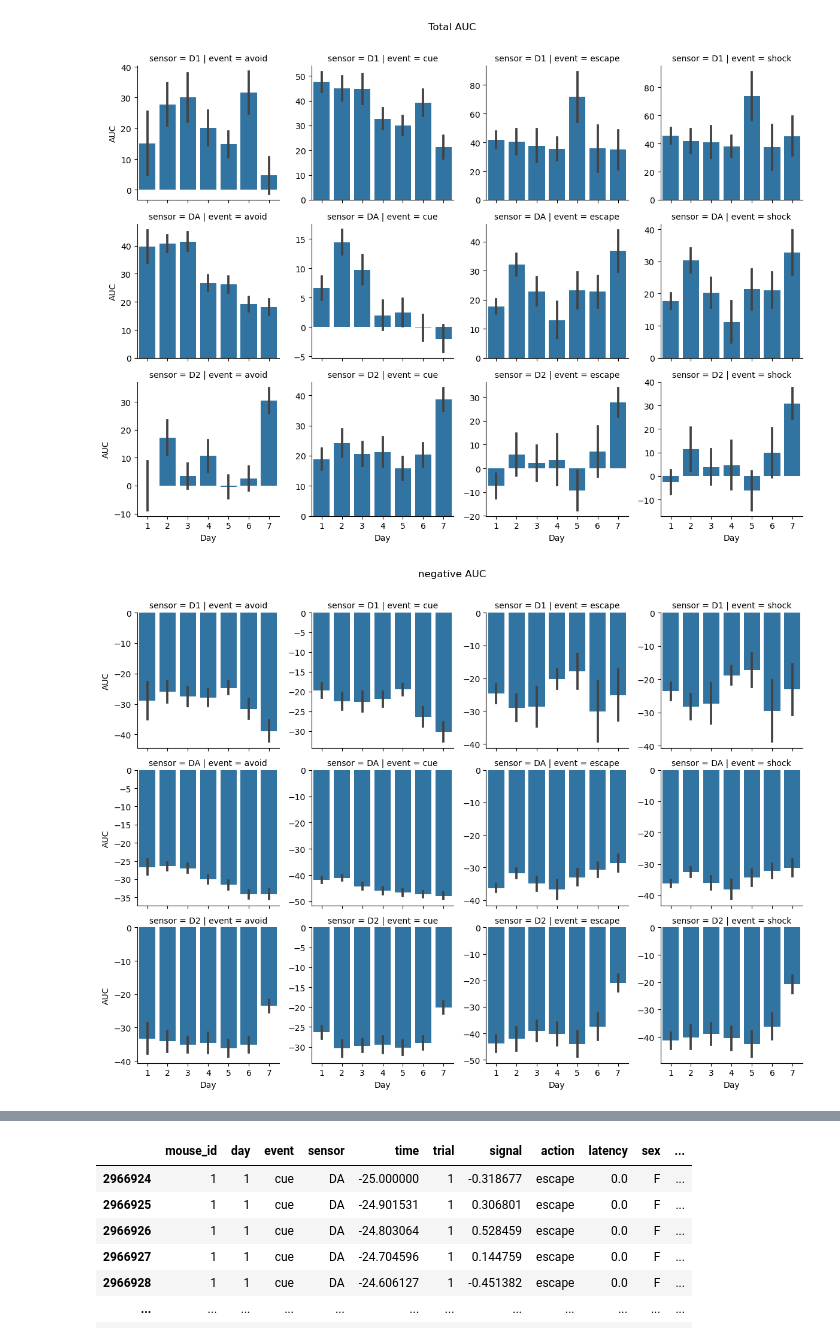
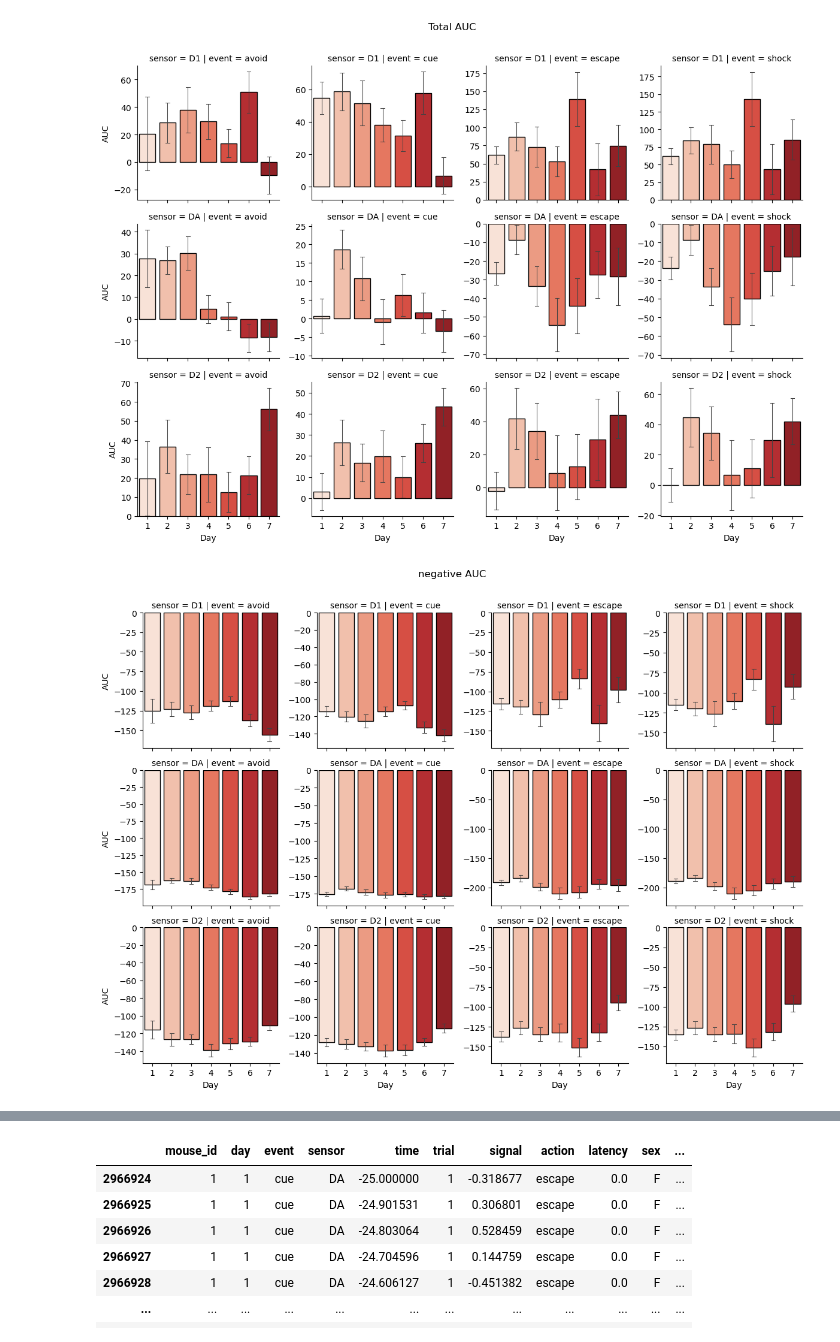
Before and after one commit to Mschaid/ENIGMA, a Jupyter notebook: notebooks/development/auc_pipeline.ipynb, the cells around one changed output, grey strips where cells are left out. Saved outputs shown, nothing was run; the diff lists cells and outputs as text; code cells hidden in the pictures.

```diff
--- a/notebooks/development/auc_pipeline.ipynb
+++ b/notebooks/development/auc_pipeline.ipynb
@@ -15,7 +15,7 @@ pipe = (ClassifierPipe(DATA_PATH)
         .read_raw_data()
         .calculate_max_min_signal()
 )
-df = pipe.processed_data.dropna()
+df = pipe.processed_data
 df
 # %% [output]
 |  | mouse_id | event | action | sensor | sex | day | trial_count | trial | signal_max | signal_min | ... |
@@ -34,18 +70,20 @@ df
 # %%
+
 def plot_auc_by_day(column, title):
     grid = sns.FacetGrid(df, col = "event", row = "sensor", sharey=False)
-    grid.map(sns.barplot, "day", column, errorbar = 'se')
+    grid.map(sns.barplot, "day", column, errorbar = 'se', edgecolor = "k", errwidth = 0.75, capsize = 0.2, palette = 'Reds')
     grid.set_axis_labels("Day", "AUC")
     grid.fig.suptitle(title)
     grid.fig.subplots_adjust(top=0.9)
     plt.show()
 plot_auc_by_day("signal_trapz", "Total AUC")
 # %% [output]
-[figure, old version]
+[figure, new version]
 # %%
+
 plot_auc_by_day("neg_signal_trapz", "negative AUC")
 # %% [output]
-[figure, old version]
+[figure, new version]
 # %%
 plot_auc_by_day("pos_signal_trapz", "postitive AUC")
 # %% [output]
```
Also changed, not shown: parts of 15 cells of this notebook, 6 other files.
